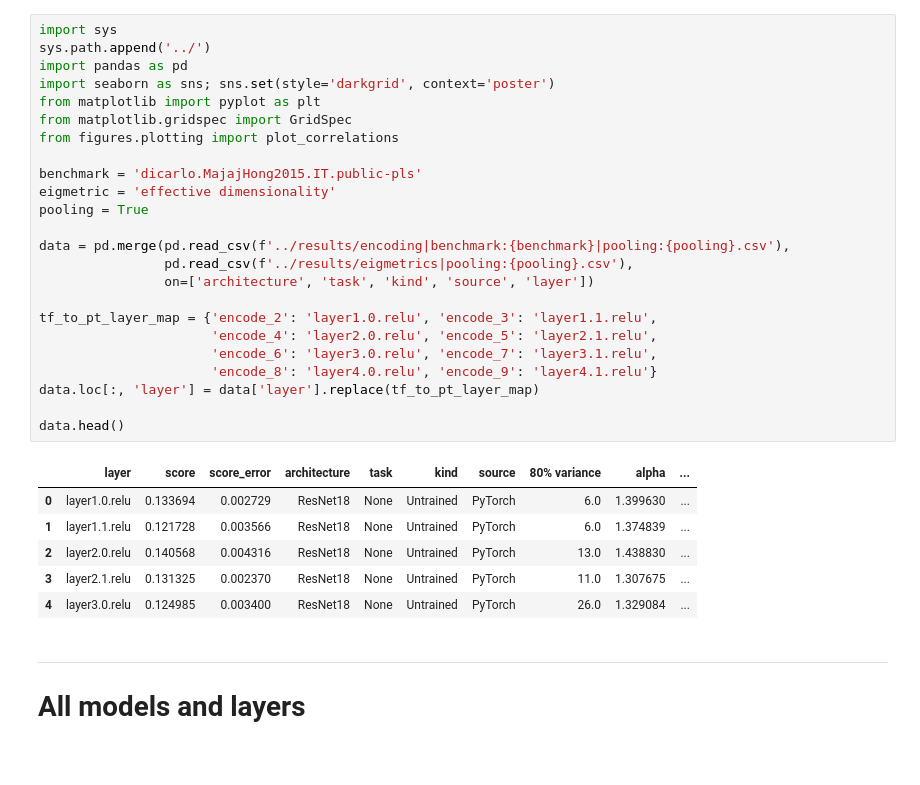
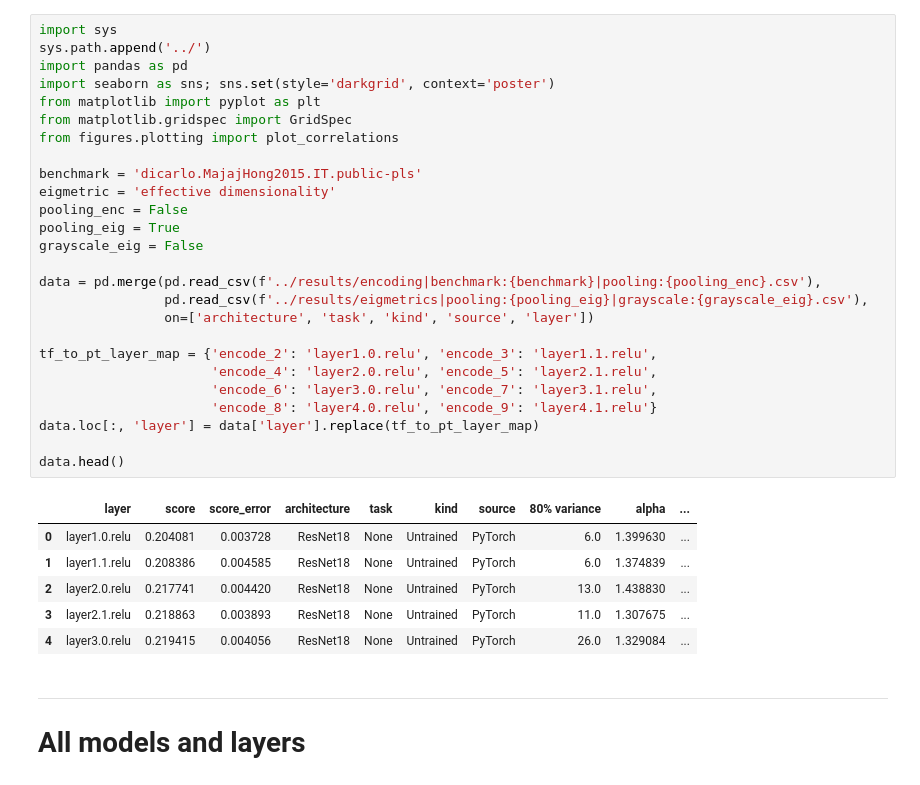
Before and after one commit to EricElmoznino/encoder_dimensionality, a Jupyter notebook: notebooks/encoding_vs_eigmetrics.ipynb, the cells around one changed output. Drawn from its saved outputs; the diff is of its cells as text.

```diff
--- a/notebooks/encoding_vs_eigmetrics.ipynb
+++ b/notebooks/encoding_vs_eigmetrics.ipynb
@@ -1,34 +1,36 @@
 # %%
 import sys
 sys.path.append('../')
 import pandas as pd
 import seaborn as sns; sns.set(style='darkgrid', context='poster')
 from matplotlib import pyplot as plt
 from matplotlib.gridspec import GridSpec
 from figures.plotting import plot_correlations
 
 benchmark = 'dicarlo.MajajHong2015.IT.public-pls'
 eigmetric = 'effective dimensionality'
-pooling = True
+pooling_enc = False
+pooling_eig = True
+grayscale_eig = False
 
-data = pd.merge(pd.read_csv(f'../results/encoding|benchmark:{benchmark}|pooling:{pooling}.csv'),
-                pd.read_csv(f'../results/eigmetrics|pooling:{pooling}.csv'),
+data = pd.merge(pd.read_csv(f'../results/encoding|benchmark:{benchmark}|pooling:{pooling_enc}.csv'),
+                pd.read_csv(f'../results/eigmetrics|pooling:{pooling_eig}|grayscale:{grayscale_eig}.csv'),
                 on=['architecture', 'task', 'kind', 'source', 'layer'])
 
 tf_to_pt_layer_map = {'encode_2': 'layer1.0.relu', 'encode_3': 'layer1.1.relu',
                       'encode_4': 'layer2.0.relu', 'encode_5': 'layer2.1.relu',
                       'encode_6': 'layer3.0.relu', 'encode_7': 'layer3.1.relu',
                       'encode_8': 'layer4.0.relu', 'encode_9': 'layer4.1.relu'}
 data.loc[:, 'layer'] = data['layer'].replace(tf_to_pt_layer_map)
 
 data.head()
 # %% [output]
 |  | layer | score | score_error | architecture | task | kind | source | 80% variance | alpha | ... |
-| 0 | layer1.0.relu | 0.133694 | 0.002729 | ResNet18 | None | Untrained | PyTorch | 6.0 | 1.399630 | ... |
-| 1 | layer1.1.relu | 0.121728 | 0.003566 | ResNet18 | None | Untrained | PyTorch | 6.0 | 1.374839 | ... |
-| 2 | layer2.0.relu | 0.140568 | 0.004316 | ResNet18 | None | Untrained | PyTorch | 13.0 | 1.438830 | ... |
-| 3 | layer2.1.relu | 0.131325 | 0.002370 | ResNet18 | None | Untrained | PyTorch | 11.0 | 1.307675 | ... |
-| 4 | layer3.0.relu | 0.124985 | 0.003400 | ResNet18 | None | Untrained | PyTorch | 26.0 | 1.329084 | ... |
+| 0 | layer1.0.relu | 0.204081 | 0.003728 | ResNet18 | None | Untrained | PyTorch | 6.0 | 1.399630 | ... |
+| 1 | layer1.1.relu | 0.208386 | 0.004585 | ResNet18 | None | Untrained | PyTorch | 6.0 | 1.374839 | ... |
+| 2 | layer2.0.relu | 0.217741 | 0.004420 | ResNet18 | None | Untrained | PyTorch | 13.0 | 1.438830 | ... |
+| 3 | layer2.1.relu | 0.218863 | 0.003893 | ResNet18 | None | Untrained | PyTorch | 11.0 | 1.307675 | ... |
+| 4 | layer3.0.relu | 0.219415 | 0.004056 | ResNet18 | None | Untrained | PyTorch | 26.0 | 1.329084 | ... |
 # %% [markdown]
 ---
 # All models and layers
```
Also changed, not shown: parts of 5 cells of this notebook, 1 other file.
